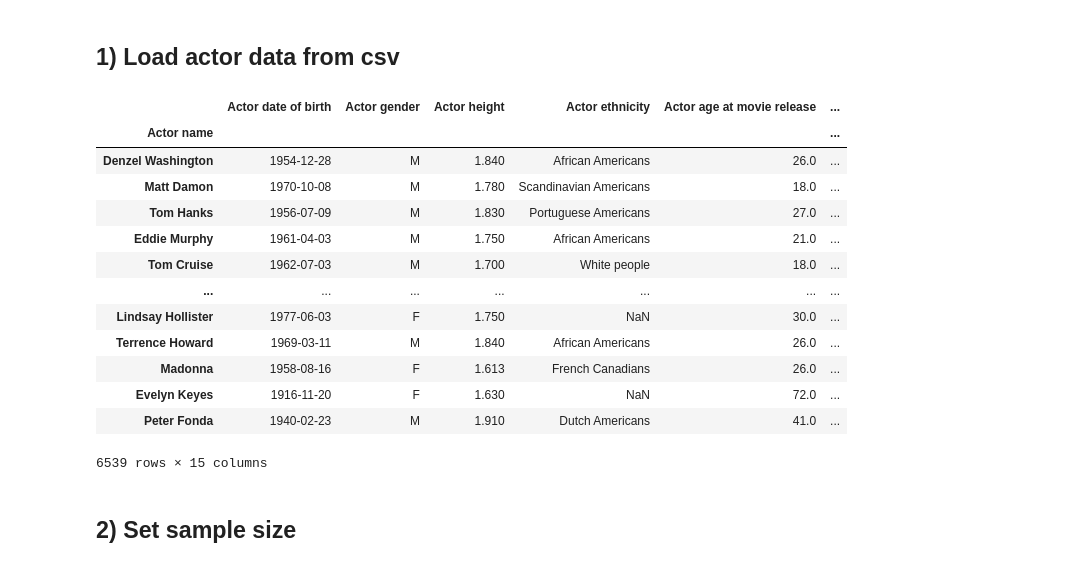
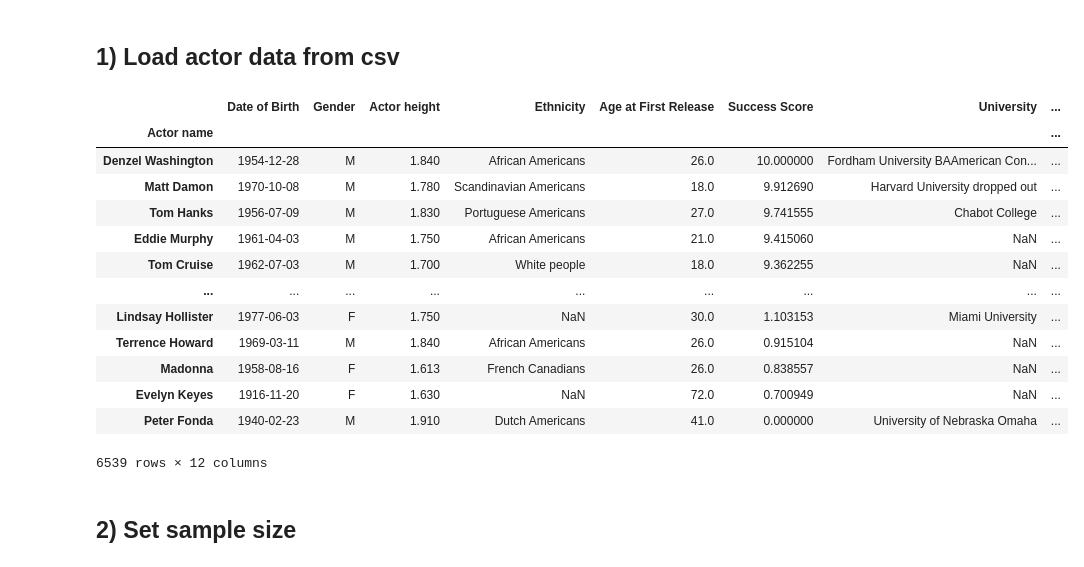
Before and after one commit to epfl-ada/ada-2024-project-sigma-squad, a Jupyter notebook: actor_data_completion.ipynb, the cells around one changed output. Drawn from its saved outputs; the diff is of its cells as text; code cells hidden in the pictures.

Commit message:
Preparing data for regression

```diff
--- a/actor_data_completion.ipynb
+++ b/actor_data_completion.ipynb
@@ -9,23 +9,23 @@
 ## 1) Load actor data from csv
 # %%
 import pandas as pd
-actor_df = pd.read_csv('full_actor_data_scraped.csv', index_col=0)
+actor_df = pd.read_csv('actor_data_for_regression.csv', index_col=0)
 actor_df
 # %% [output]
-|  | Actor date of birth | Actor gender | Actor height | Actor ethnicity | Actor age at movie release | ... |
-| Actor name |  |  |  |  |  | ... |
-| Denzel Washington | 1954-12-28 | M | 1.840 | African Americans | 26.0 | ... |
-| Matt Damon | 1970-10-08 | M | 1.780 | Scandinavian Americans | 18.0 | ... |
-| Tom Hanks | 1956-07-09 | M | 1.830 | Portuguese Americans | 27.0 | ... |
-| Eddie Murphy | 1961-04-03 | M | 1.750 | African Americans | 21.0 | ... |
-| Tom Cruise | 1962-07-03 | M | 1.700 | White people | 18.0 | ... |
-| ... | ... | ... | ... | ... | ... | ... |
-| Lindsay Hollister | 1977-06-03 | F | 1.750 | NaN | 30.0 | ... |
-| Terrence Howard | 1969-03-11 | M | 1.840 | African Americans | 26.0 | ... |
-| Madonna | 1958-08-16 | F | 1.613 | French Canadians | 26.0 | ... |
-| Evelyn Keyes | 1916-11-20 | F | 1.630 | NaN | 72.0 | ... |
-| Peter Fonda | 1940-02-23 | M | 1.910 | Dutch Americans | 41.0 | ... |
+|  | Date of Birth | Gender | Actor height | Ethnicity | Age at First Release | Success Score | University | ... |
+| Actor name |  |  |  |  |  |  |  | ... |
+| Denzel Washington | 1954-12-28 | M | 1.840 | African Americans | 26.0 | 10.000000 | Fordham University BAAmerican Con... | ... |
+| Matt Damon | 1970-10-08 | M | 1.780 | Scandinavian Americans | 18.0 | 9.912690 | Harvard University dropped out | ... |
+| Tom Hanks | 1956-07-09 | M | 1.830 | Portuguese Americans | 27.0 | 9.741555 | Chabot College | ... |
+| Eddie Murphy | 1961-04-03 | M | 1.750 | African Americans | 21.0 | 9.415060 | NaN | ... |
+| Tom Cruise | 1962-07-03 | M | 1.700 | White people | 18.0 | 9.362255 | NaN | ... |
+| ... | ... | ... | ... | ... | ... | ... | ... | ... |
+| Lindsay Hollister | 1977-06-03 | F | 1.750 | NaN | 30.0 | 1.103153 | Miami University | ... |
+| Terrence Howard | 1969-03-11 | M | 1.840 | African Americans | 26.0 | 0.915104 | NaN | ... |
+| Madonna | 1958-08-16 | F | 1.613 | French Canadians | 26.0 | 0.838557 | NaN | ... |
+| Evelyn Keyes | 1916-11-20 | F | 1.630 | NaN | 72.0 | 0.700949 | NaN | ... |
+| Peter Fonda | 1940-02-23 | M | 1.910 | Dutch Americans | 41.0 | 0.000000 | University of Nebraska Omaha | ... |
-6539 rows × 15 columns
+6539 rows × 12 columns
 # %% [markdown]
 ## 2) Set sample size
 # %%
```
Also changed, not shown: 8 other files.
